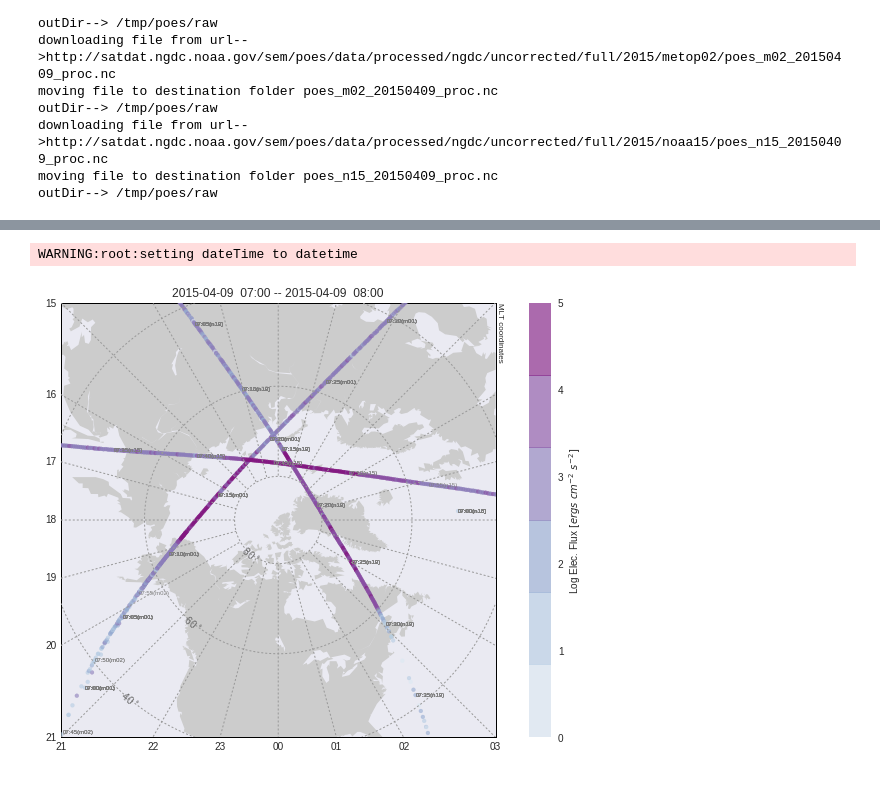
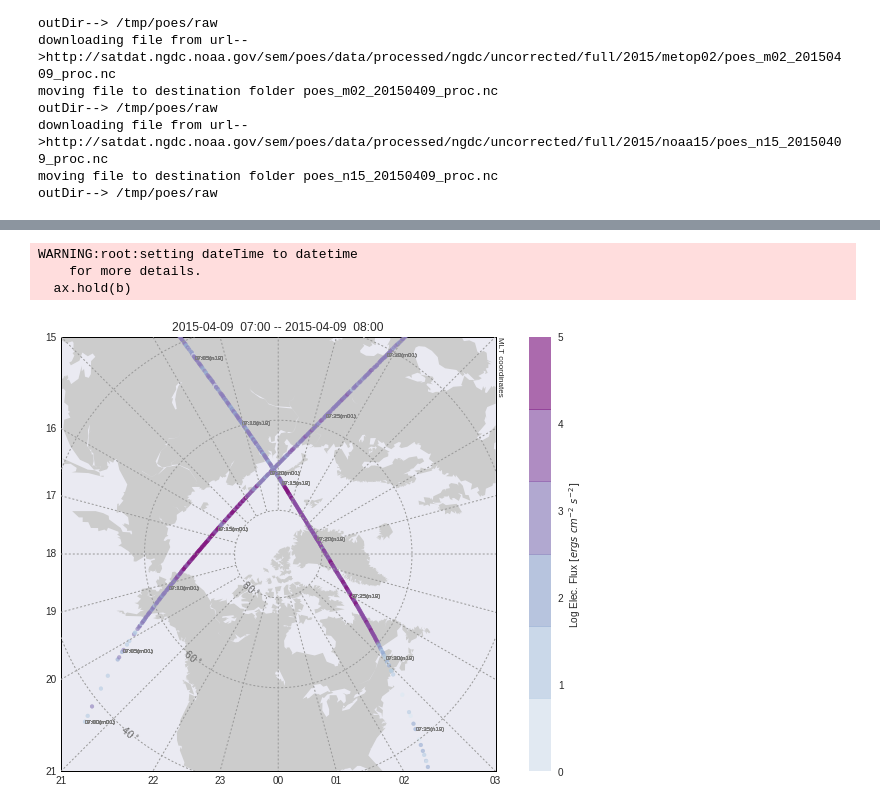
Before and after one commit to bharatreddy/sataurlib, a Jupyter notebook: docs/poes_demo.ipynb, the cells around one changed output, grey strips where cells are left out. Saved outputs shown, nothing was run; the diff lists cells and outputs as text; code cells hidden in the pictures.

Commit message:
poes boundary plotting

```diff
--- a/docs/poes_demo.ipynb
+++ b/docs/poes_demo.ipynb
@@ -73,14 +86,20 @@ fileList not set! Working with poesRawDate & poesRawDir
 # %%
+# Plot selected satellite passes between a time range
 pltDate = datetime.datetime(2015,4,9)
-timeRange = [ datetime.datetime(2015,4,9,7), datetime.datetime(2015,4,9,8) ]
+timeRange = [ datetime.datetime(2015,4,9,7),\
+             datetime.datetime(2015,4,9,8) ]
 coords = "mlt"
 
 fig = plt.figure(figsize=(12, 8))
 ax = fig.add_subplot(1,1,1)
-m = utils.plotUtils.mapObj(boundinglat=40., coords=coords, lat_0=90., lon_0=0, datetime=timeRange[0])
+m = utils.plotUtils.mapObj(boundinglat=40., coords=coords,\
+                           lat_0=90., lon_0=0, datetime=timeRange[0])
 poesPltObj = poes_plot_utils.PlotUtils(pltDate, pltCoords=coords)
-poesPltObj.overlay_sat_pass(timeRange,m,ax,"/tmp/poes/raw/")
-fig.savefig("figs/poes-demo.pdf",bbox_inches='tight')
+poesPltObj.overlay_sat_pass(timeRange,m,ax,"/tmp/poes/raw/",\
+                            satList=["m01", "n19"])
+fig.savefig("figs/poes-demo1.pdf",bbox_inches='tight')
 # %% [output]
 WARNING:root:setting dateTime to datetime
+    for more details.
+  ax.hold(b)
-[figure, old version]
+[figure, new version]
```
Also changed, not shown: parts of 4 cells of this notebook, 8 other files.
